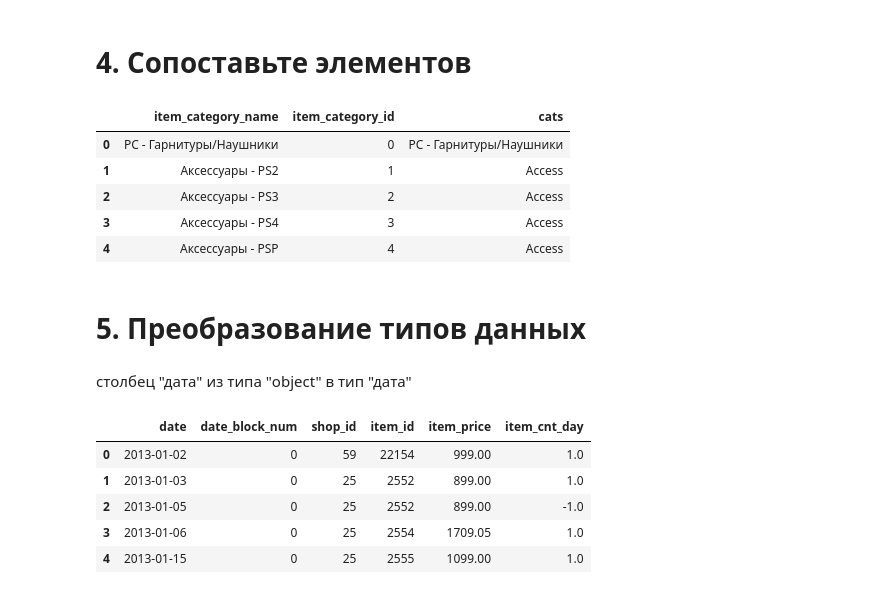
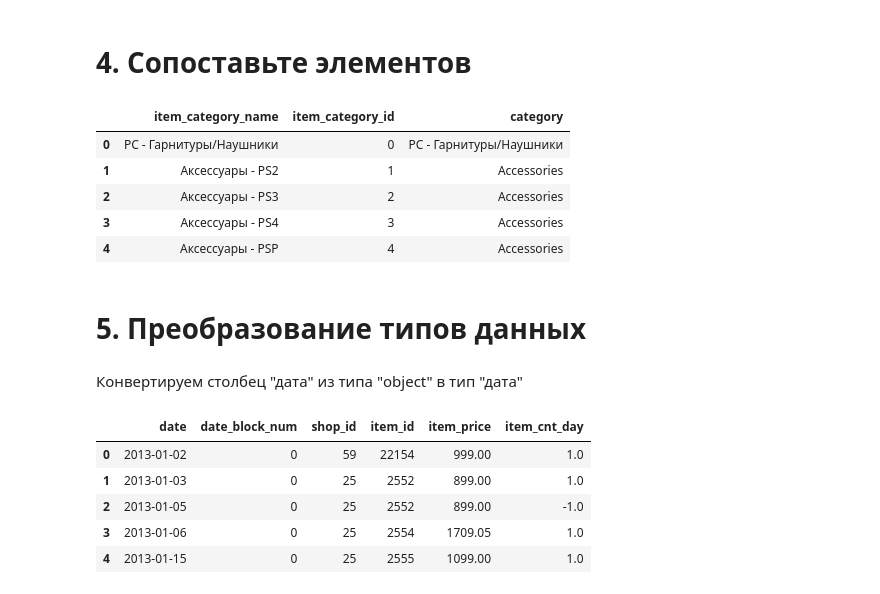
Before and after one commit to Ctranik007/MachineLearning, a Jupyter notebook: competition/Predict_Future_Sales.ipynb, the cells around one changed output. Saved outputs shown, nothing was run; the diff lists cells and outputs as text; code cells hidden in the pictures.

```diff
--- a/competition/Predict_Future_Sales.ipynb
+++ b/competition/Predict_Future_Sales.ipynb
@@ -322,56 +317,55 @@ Text(0.5, 0, 'Цена')
 # %% [markdown]
 # 4. Сопоставьте элементов
 # %%
-l = list(item_category.item_category_name)
-l_cat = l
+category_list = list(item_category.item_category_name)
 
-for ind in range(1,8):
-    l_cat[ind] = 'Access'
+for i in range(1,8):
+    category_list[i] = 'Accessories'
 
-for ind in range(10,18):
-    l_cat[ind] = 'Consoles'
+for i in range(10,18):
+    category_list[i] = 'Consoles'
 
-for ind in range(18,25):
-    l_cat[ind] = 'Consoles Games'
+for i in range(18,25):
+    category_list[i] = 'Consoles Games'
 
-for ind in range(26,28):
-    l_cat[ind] = 'phone games'
+for i in range(26,28):
+    category_list[i] = 'Phone games'
 
-for ind in range(28,32):
-    l_cat[ind] = 'CD games'
+for i in range(28,32):
+    category_list[i] = 'CD games'
 
-for ind in range(32,37):
-    l_cat[ind] = 'Card'
+for i in range(32,37):
+    category_list[i] = 'Card'
 
-for ind in range(37,43):
-    l_cat[ind] = 'Movie'
+for i in range(37,43):
+    category_list[i] = 'Movie'
 
-for ind in range(43,55):
-    l_cat[ind] = 'Books'
+for i in range(43,55):
+    category_list[i] = 'Books'
 
-for ind in range(55,61):
-    l_cat[ind] = 'Music'
+for i in range(55,61):
+    category_list[i] = 'Music'
 
-for ind in range(61,73):
-    l_cat[ind] = 'Gifts'
+for i in range(61,73):
+    category_list[i] = 'Gifts'
 
 for ind in range(73,79):
-    l_cat[ind] = 'Soft'
+    category_list[i] = 'Soft'
 
 
-item_category['cats'] = l_cat
+item_category['category'] = category_list
 item_category.head()
 # %% [output]
-|  | item_category_name | item_category_id | cats |
+|  | item_category_name | item_category_id | category |
 | 0 | PC - Гарнитуры/Наушники | 0 | PC - Гарнитуры/Наушники |
-| 1 | Аксессуары - PS2 | 1 | Access |
-| 2 | Аксессуары - PS3 | 2 | Access |
-| 3 | Аксессуары - PS4 | 3 | Access |
-| 4 | Аксессуары - PSP | 4 | Access |
+| 1 | Аксессуары - PS2 | 1 | Accessories |
+| 2 | Аксессуары - PS3 | 2 | Accessories |
+| 3 | Аксессуары - PS4 | 3 | Accessories |
+| 4 | Аксессуары - PSP | 4 | Accessories |
 # %% [markdown]
 # 5. Преобразование типов данных
 # %% [markdown]
-столбец "дата" из типа "object" в тип "дата"
+Конвертируем столбец "дата" из типа "object" в тип "дата"
 # %%
 train['date'] = pd.to_datetime(train.date,format="%d.%m.%Y")
 train.head()
```
Also changed, not shown: parts of 81 cells of this notebook, 5 other files.
